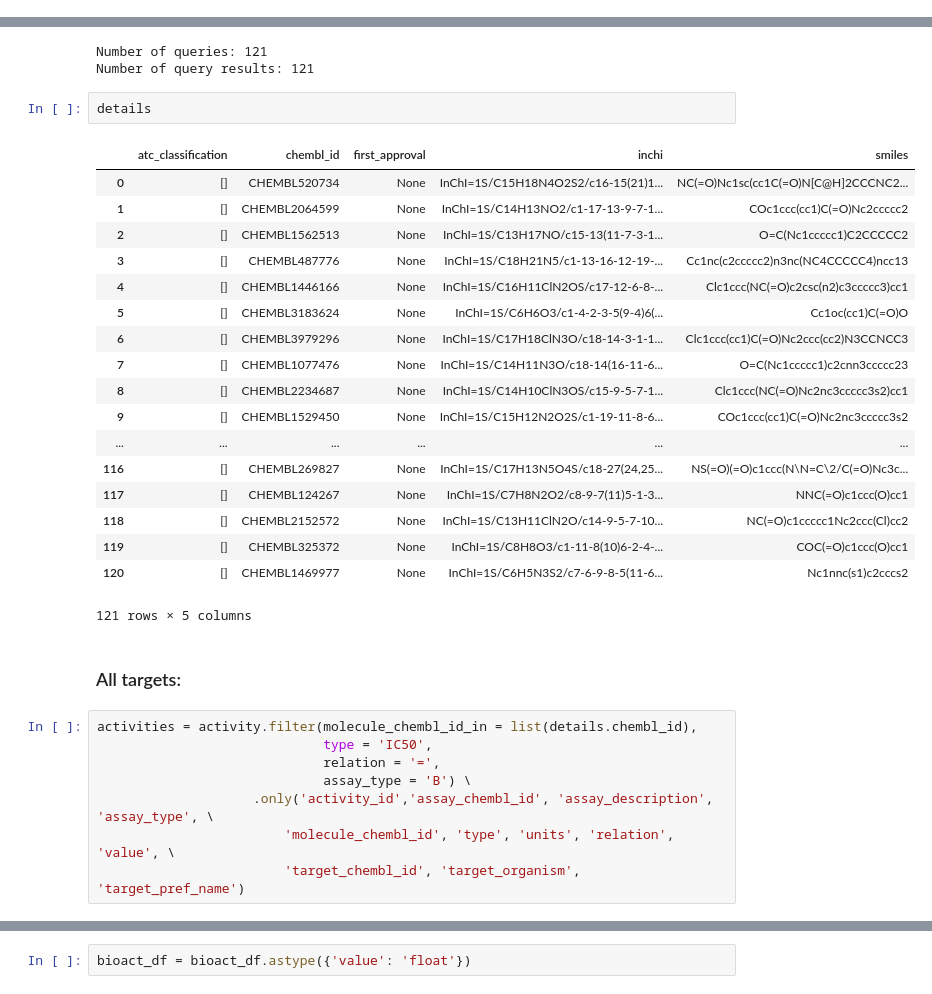
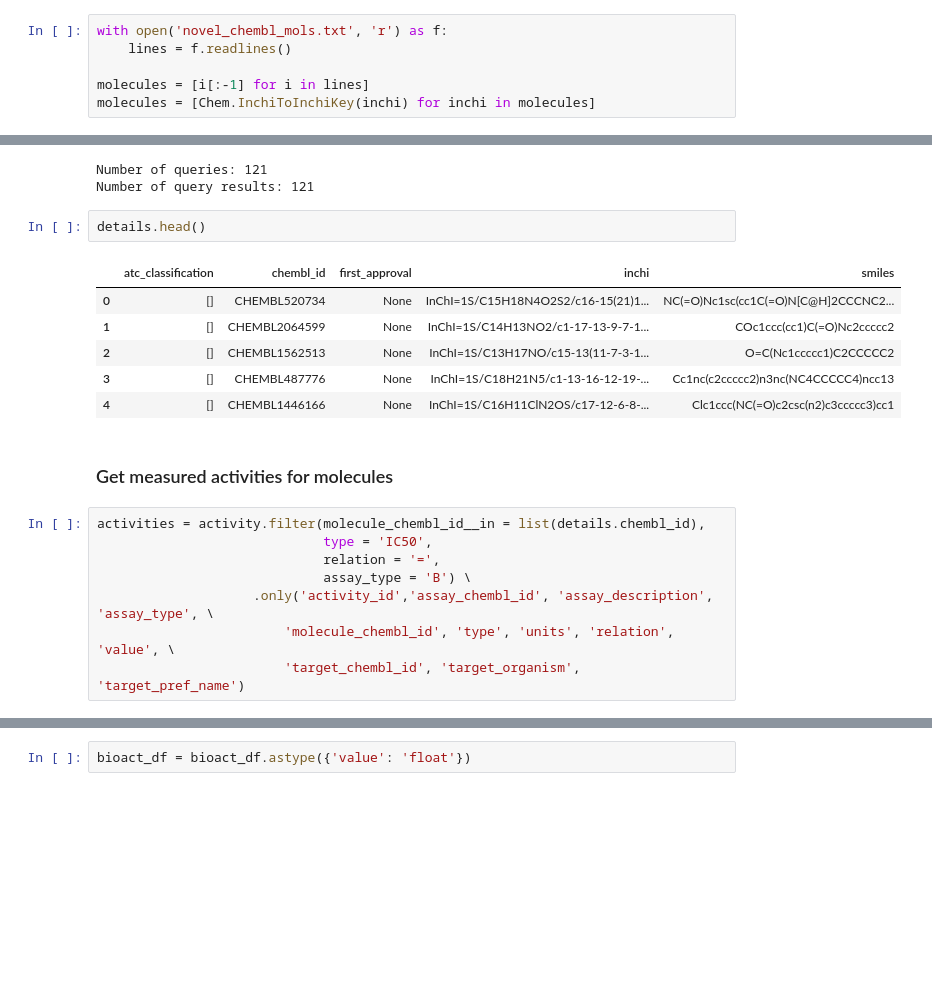
Before and after one commit to volkamerlab/KinaseFocusedFragmentLibrary, a Jupyter notebook: kinase_focused_fragment_library/analysis/ligand_analysis/chembl_molecule_details.ipynb, the cells around one changed output, grey strips where cells are left out. Drawn from its saved outputs; the diff is of its cells as text; blank space fills up the shorter version.

```diff
--- a/kinase_focused_fragment_library/analysis/ligand_analysis/chembl_molecule_details.ipynb
+++ b/kinase_focused_fragment_library/analysis/ligand_analysis/chembl_molecule_details.ipynb
@@ -0,0 +17,6 @@
+# %%
+with open('novel_chembl_mols.txt', 'r') as f:
+    lines = f.readlines()
+
+molecules = [i[:-1] for i in lines]
+molecules = [Chem.InchiToInchiKey(inchi) for inchi in molecules]
@@ -43,30 +56,18 @@ print(f'Number of query results: {details.shape[0]}')
 Number of queries: 121
 Number of query results: 121
 # %%
-details
+details.head()
 # %% [output]
 |  | atc_classification | chembl_id | first_approval | inchi | smiles |
 | 0 | [] | CHEMBL520734 | None | InChI=1S/C15H18N4O2S2/c16-15(21)1... | NC(=O)Nc1sc(cc1C(=O)N[C@H]2CCCNC2... |
 | 1 | [] | CHEMBL2064599 | None | InChI=1S/C14H13NO2/c1-17-13-9-7-1... | COc1ccc(cc1)C(=O)Nc2ccccc2 |
 | 2 | [] | CHEMBL1562513 | None | InChI=1S/C13H17NO/c15-13(11-7-3-1... | O=C(Nc1ccccc1)C2CCCCC2 |
 | 3 | [] | CHEMBL487776 | None | InChI=1S/C18H21N5/c1-13-16-12-19-... | Cc1nc(c2ccccc2)n3nc(NC4CCCCC4)ncc13 |
 | 4 | [] | CHEMBL1446166 | None | InChI=1S/C16H11ClN2OS/c17-12-6-8-... | Clc1ccc(NC(=O)c2csc(n2)c3ccccc3)cc1 |
-| 5 | [] | CHEMBL3183624 | None | InChI=1S/C6H6O3/c1-4-2-3-5(9-4)6(... | Cc1oc(cc1)C(=O)O |
-| 6 | [] | CHEMBL3979296 | None | InChI=1S/C17H18ClN3O/c18-14-3-1-1... | Clc1ccc(cc1)C(=O)Nc2ccc(cc2)N3CCNCC3 |
-| 7 | [] | CHEMBL1077476 | None | InChI=1S/C14H11N3O/c18-14(16-11-6... | O=C(Nc1ccccc1)c2cnn3ccccc23 |
-| 8 | [] | CHEMBL2234687 | None | InChI=1S/C14H10ClN3OS/c15-9-5-7-1... | Clc1ccc(NC(=O)Nc2nc3ccccc3s2)cc1 |
-| 9 | [] | CHEMBL1529450 | None | InChI=1S/C15H12N2O2S/c1-19-11-8-6... | COc1ccc(cc1)C(=O)Nc2nc3ccccc3s2 |
-| ... | ... | ... | ... | ... | ... |
-| 116 | [] | CHEMBL269827 | None | InChI=1S/C17H13N5O4S/c18-27(24,25... | NS(=O)(=O)c1ccc(N\N=C\2/C(=O)Nc3c... |
-| 117 | [] | CHEMBL124267 | None | InChI=1S/C7H8N2O2/c8-9-7(11)5-1-3... | NNC(=O)c1ccc(O)cc1 |
-| 118 | [] | CHEMBL2152572 | None | InChI=1S/C13H11ClN2O/c14-9-5-7-10... | NC(=O)c1ccccc1Nc2ccc(Cl)cc2 |
-| 119 | [] | CHEMBL325372 | None | InChI=1S/C8H8O3/c1-11-8(10)6-2-4-... | COC(=O)c1ccc(O)cc1 |
-| 120 | [] | CHEMBL1469977 | None | InChI=1S/C6H5N3S2/c7-6-9-8-5(11-6... | Nc1nnc(s1)c2cccs2 |
-121 rows × 5 columns
-# %% [markdown]
-### All targets:
+# %% [markdown]
+### Get measured activities for molecules
 # %%
-activities = activity.filter(molecule_chembl_id_in = list(details.chembl_id),
+activities = activity.filter(molecule_chembl_id__in = list(details.chembl_id),
                              type = 'IC50',
                              relation = '=',
                              assay_type = 'B') \
```
Also changed, not shown: parts of 48 cells of this notebook.
